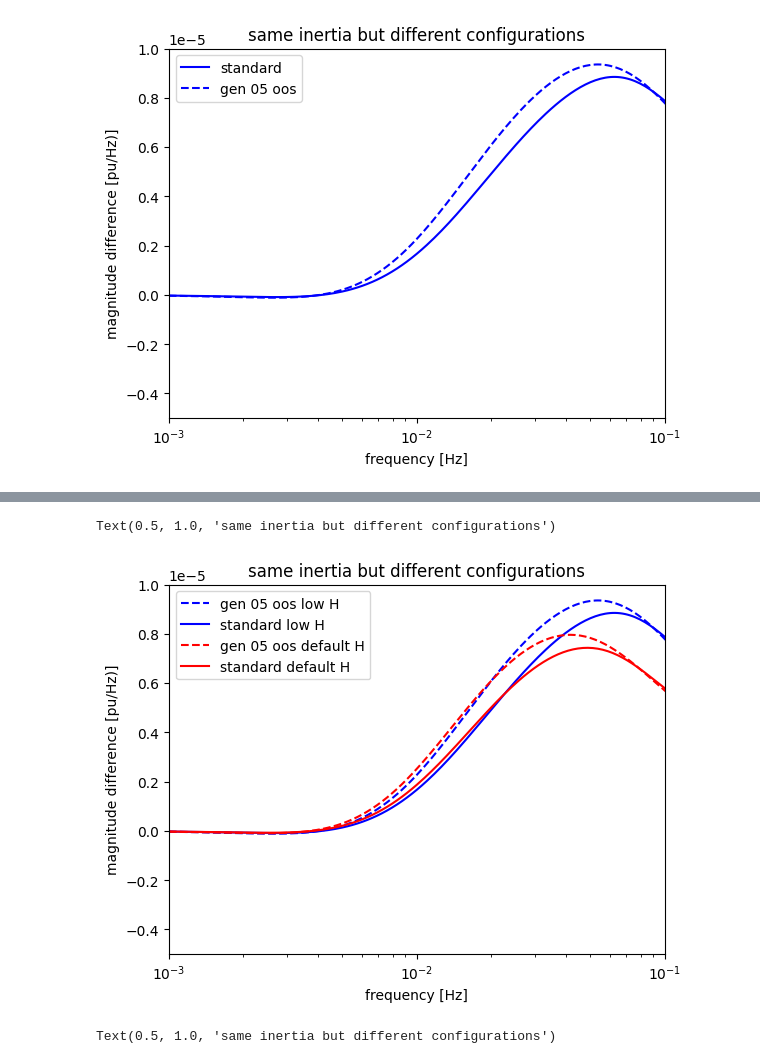
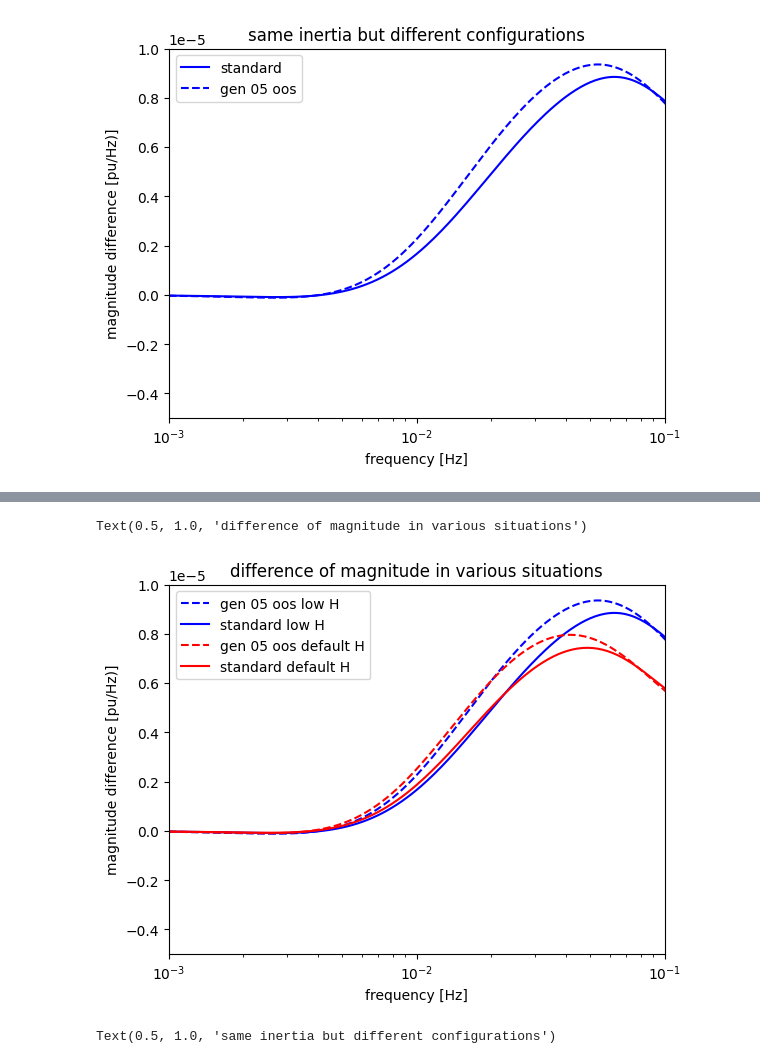
Before and after one commit to Ale20BruMalaussen/ai-pf, a Jupyter notebook: file analyzer.ipynb, the cells around one changed output, grey strips where cells are left out. Drawn from its saved outputs; the diff is of its cells as text; code cells hidden in the pictures.

```diff
--- a/file analyzer.ipynb
+++ b/file analyzer.ipynb
@@ -9,7 +9,7 @@ folder = r"C:\Users\aless\Desktop\dataset_AI_stablepower\small_experiments\confr
 data_g5oos_low_h_pre = np.load(os.path.join(folder, 'IEEE39_AC_config_grid_former_reali_g5oos_low_inertia_pre_step.npz'), allow_pickle = True)
 data_g5oos_low_h_post = np.load(os.path.join(folder, 'IEEE39_AC_config_grid_former_reali_g5oos_low_inertia_post_step.npz'), allow_pickle = True)
 data_norm_low_h_pre = np.load(os.path.join(folder, 'IEEE39_AC_config_grid_former_reali_low_inertia_pre_step.npz'), allow_pickle = True)
-data_norm_post = np.load(os.path.join(folder, 'IEEE39_AC_config_grid_former_reali_low_inertia_post_step.npz'), allow_pickle = True)
+data_norm_low_h_post = np.load(os.path.join(folder, 'IEEE39_AC_config_grid_former_reali_low_inertia_post_step.npz'), allow_pickle = True)
 
 
 data_g5oos_pre = np.load(os.path.join(folder, 'IEEE39_AC_config_grid_former_reali_g5oos_pre_step.npz'), allow_pickle = True)
@@ -101,18 +106,18 @@ Text(0.5, 1.0, 'same inertia but different configurations')
 # %%
 plt.semilogx(data_g5oos_low_h_pre['F'], (np.abs(data_g5oos_low_h_pre['TF'][0,:,0]) - np.abs(data_g5oos_low_h_post['TF'][0,:,0])), '--b', label = 'gen 05 oos low H')
 plt.semilogx(data_norm_low_h_pre['F'], (np.abs(data_norm_low_h_pre['TF'][0,:,0]) - np.abs(data_norm_low_h_post['TF'][0,:,0])), '-b', label = 'standard low H')
 plt.semilogx(data_g5oos_pre['F'], (np.abs(data_g5oos_pre['TF'][0,:,0]) - np.abs(data_g5oos_post['TF'][0,:,0])), '--r', label = 'gen 05 oos default H')
 plt.semilogx(data_norm_pre['F'], (np.abs(data_norm_pre['TF'][0,:,0]) - np.abs(data_norm_post['TF'][0,:,0])), '-r', label = 'standard default H')
 
 plt.xlim([0.001, 0.1])
 plt.ylim([-0.5e-5, 1e-5])
 plt.legend()
 plt.xlabel('frequency [Hz]')
 plt.ylabel('magnitude difference [pu/Hz)]')
-plt.title('same inertia but different configurations')
+plt.title('difference of magnitude in various situations')
 # %% [output]
-Text(0.5, 1.0, 'same inertia but different configurations')
+Text(0.5, 1.0, 'difference of magnitude in various situations')
-[figure, old version]
+[figure, new version]
 # %%
 plt.semilogx(data_g5oos_low_h_pre['F'], (np.abs(data_g5oos_low_h_pre['TF'][0,:,0]) - np.abs(data_g5oos_low_h_post['TF'][0,:,0]))/np.abs(data_g5oos_low_h_pre['TF'][0,0,0]), '--b', label = 'gen 05 oos low H')
 plt.semilogx(data_norm_low_h_pre['F'], (np.abs(data_norm_low_h_pre['TF'][0,:,0]) - np.abs(data_norm_low_h_post['TF'][0,:,0]))/np.abs(data_norm_low_h_pre['TF'][0,0,0]), '-b', label = 'standard low H')
```
Also changed, not shown: parts of 6 cells of this notebook.
